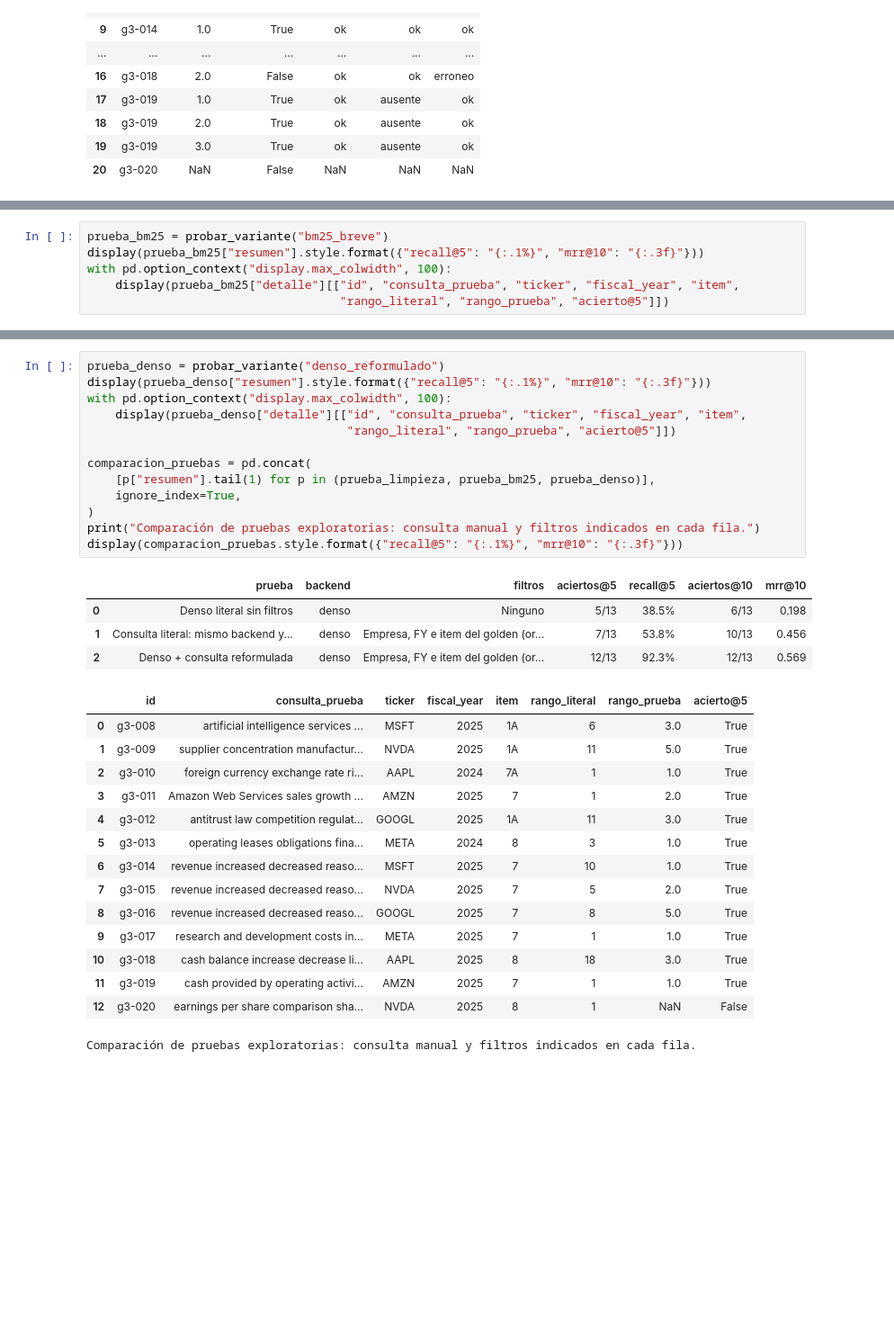
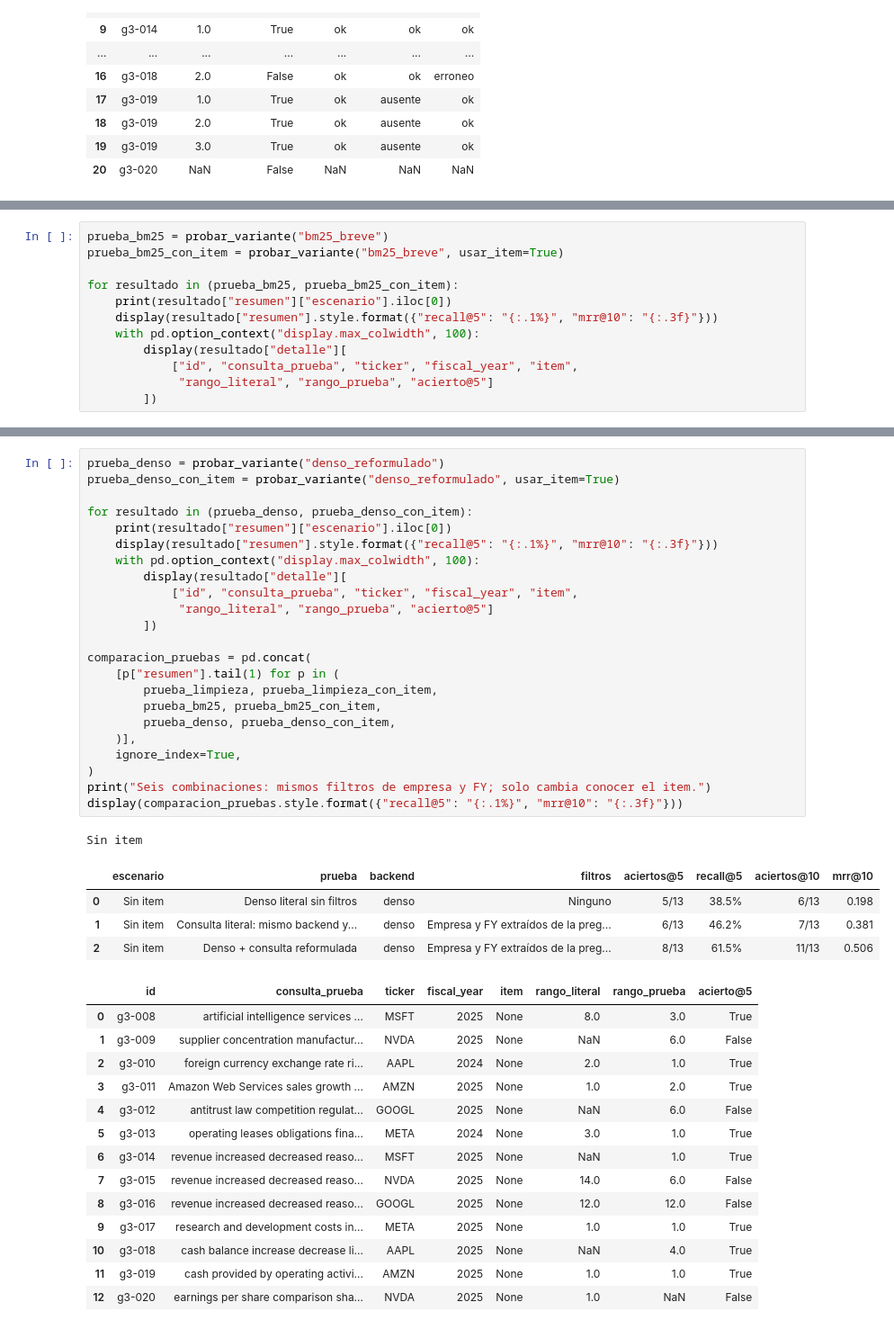
Before and after one commit to Romequinco/10k-financial-agent, a Jupyter notebook: notebooks/05_mejora_retrieval.ipynb, the cells around one changed output, grey strips where cells are left out. Shown at 90% size. Cells and saved outputs as stored; diff of their text form; blank space fills up the shorter version.

```diff
--- a/notebooks/05_mejora_retrieval.ipynb
+++ b/notebooks/05_mejora_retrieval.ipynb
@@ -477,7 +519,13 @@ item = "7"
 # %%
 prueba_bm25 = probar_variante("bm25_breve")
-display(prueba_bm25["resumen"].style.format({"recall@5": "{:.1%}", "mrr@10": "{:.3f}"}))
-with pd.option_context("display.max_colwidth", 100):
-    display(prueba_bm25["detalle"][["id", "consulta_prueba", "ticker", "fiscal_year", "item",
-                                    "rango_literal", "rango_prueba", "acierto@5"]])
+prueba_bm25_con_item = probar_variante("bm25_breve", usar_item=True)
+
+for resultado in (prueba_bm25, prueba_bm25_con_item):
+    print(resultado["resumen"]["escenario"].iloc[0])
+    display(resultado["resumen"].style.format({"recall@5": "{:.1%}", "mrr@10": "{:.3f}"}))
+    with pd.option_context("display.max_colwidth", 100):
+        display(resultado["detalle"][
+            ["id", "consulta_prueba", "ticker", "fiscal_year", "item",
+             "rango_literal", "rango_prueba", "acierto@5"]
+        ])
 # %% [output]
@@ -527,33 +597,43 @@ item = "7"
 # %%
 prueba_denso = probar_variante("denso_reformulado")
-display(prueba_denso["resumen"].style.format({"recall@5": "{:.1%}", "mrr@10": "{:.3f}"}))
-with pd.option_context("display.max_colwidth", 100):
-    display(prueba_denso["detalle"][["id", "consulta_prueba", "ticker", "fiscal_year", "item",
-                                     "rango_literal", "rango_prueba", "acierto@5"]])
+prueba_denso_con_item = probar_variante("denso_reformulado", usar_item=True)
+
+for resultado in (prueba_denso, prueba_denso_con_item):
+    print(resultado["resumen"]["escenario"].iloc[0])
+    display(resultado["resumen"].style.format({"recall@5": "{:.1%}", "mrr@10": "{:.3f}"}))
+    with pd.option_context("display.max_colwidth", 100):
+        display(resultado["detalle"][
+            ["id", "consulta_prueba", "ticker", "fiscal_year", "item",
+             "rango_literal", "rango_prueba", "acierto@5"]
+        ])
 
 comparacion_pruebas = pd.concat(
-    [p["resumen"].tail(1) for p in (prueba_limpieza, prueba_bm25, prueba_denso)],
+    [p["resumen"].tail(1) for p in (
+        prueba_limpieza, prueba_limpieza_con_item,
+        prueba_bm25, prueba_bm25_con_item,
+        prueba_denso, prueba_denso_con_item,
+    )],
     ignore_index=True,
 )
-print("Comparación de pruebas exploratorias: consulta manual y filtros indicados en cada fila.")
+print("Seis combinaciones: mismos filtros de empresa y FY; solo cambia conocer el item.")
 display(comparacion_pruebas.style.format({"recall@5": "{:.1%}", "mrr@10": "{:.3f}"}))
 # %% [output]
+Sin item
-|  | prueba | backend | filtros | aciertos@5 | recall@5 | aciertos@10 | mrr@10 |
-| 0 | Denso literal sin filtros | denso | Ninguno | 5/13 | 38.5% | 6/13 | 0.198 |
-| 1 | Consulta literal: mismo backend y... | denso | Empresa, FY e item del golden (or... | 7/13 | 53.8% | 10/13 | 0.456 |
-| 2 | Denso + consulta reformulada | denso | Empresa, FY e item del golden (or... | 12/13 | 92.3% | 12/13 | 0.569 |
+|  | escenario | prueba | backend | filtros | aciertos@5 | recall@5 | aciertos@10 | mrr@10 |
+| 0 | Sin item | Denso literal sin filtros | denso | Ninguno | 5/13 | 38.5% | 6/13 | 0.198 |
+| 1 | Sin item | Consulta literal: mismo backend y... | denso | Empresa y FY extraídos de la preg... | 6/13 | 46.2% | 7/13 | 0.381 |
+| 2 | Sin item | Denso + consulta reformulada | denso | Empresa y FY extraídos de la preg... | 8/13 | 61.5% | 11/13 | 0.506 |
 |  | id | consulta_prueba | ticker | fiscal_year | item | rango_literal | rango_prueba | acierto@5 |
-| 0 | g3-008 | artificial intelligence services ... | MSFT | 2025 | 1A | 6 | 3.0 | True |
-| 1 | g3-009 | supplier concentration manufactur... | NVDA | 2025 | 1A | 11 | 5.0 | True |
-| 2 | g3-010 | foreign currency exchange rate ri... | AAPL | 2024 | 7A | 1 | 1.0 | True |
-| 3 | g3-011 | Amazon Web Services sales growth ... | AMZN | 2025 | 7 | 1 | 2.0 | True |
-| 4 | g3-012 | antitrust law competition regulat... | GOOGL | 2025 | 1A | 11 | 3.0 | True |
-| 5 | g3-013 | operating leases obligations fina... | META | 2024 | 8 | 3 | 1.0 | True |
-| 6 | g3-014 | revenue increased decreased reaso... | MSFT | 2025 | 7 | 10 | 1.0 | True |
-| 7 | g3-015 | revenue increased decreased reaso... | NVDA | 2025 | 7 | 5 | 2.0 | True |
-| 8 | g3-016 | revenue increased decreased reaso... | GOOGL | 2025 | 7 | 8 | 5.0 | True |
-| 9 | g3-017 | research and development costs in... | META | 2025 | 7 | 1 | 1.0 | True |
-| 10 | g3-018 | cash balance increase decrease li... | AAPL | 2025 | 8 | 18 | 3.0 | True |
-| 11 | g3-019 | cash provided by operating activi... | AMZN | 2025 | 7 | 1 | 1.0 | True |
-| 12 | g3-020 | earnings per share comparison sha... | NVDA | 2025 | 8 | 1 | NaN | False |
+| 0 | g3-008 | artificial intelligence services ... | MSFT | 2025 | None | 8.0 | 3.0 | True |
+| 1 | g3-009 | supplier concentration manufactur... | NVDA | 2025 | None | NaN | 6.0 | False |
+| 2 | g3-010 | foreign currency exchange rate ri... | AAPL | 2024 | None | 2.0 | 1.0 | True |
+| 3 | g3-011 | Amazon Web Services sales growth ... | AMZN | 2025 | None | 1.0 | 2.0 | True |
+| 4 | g3-012 | antitrust law competition regulat... | GOOGL | 2025 | None | NaN | 6.0 | False |
+| 5 | g3-013 | operating leases obligations fina... | META | 2024 | None | 3.0 | 1.0 | True |
+| 6 | g3-014 | revenue increased decreased reaso... | MSFT | 2025 | None | NaN | 1.0 | True |
+| 7 | g3-015 | revenue increased decreased reaso... | NVDA | 2025 | None | 14.0 | 6.0 | False |
+| 8 | g3-016 | revenue increased decreased reaso... | GOOGL | 2025 | None | 12.0 | 12.0 | False |
+| 9 | g3-017 | research and development costs in... | META | 2025 | None | 1.0 | 1.0 | True |
+| 10 | g3-018 | cash balance increase decrease li... | AAPL | 2025 | None | NaN | 4.0 | True |
+| 11 | g3-019 | cash provided by operating activi... | AMZN | 2025 | None | 1.0 | 1.0 | True |
+| 12 | g3-020 | earnings per share comparison sha... | NVDA | 2025 | None | 1.0 | NaN | False |
-Comparación de pruebas exploratorias: consulta manual y filtros indicados en cada fila.
```
Also changed, not shown: parts of 29 cells of this notebook, 29 other files.
